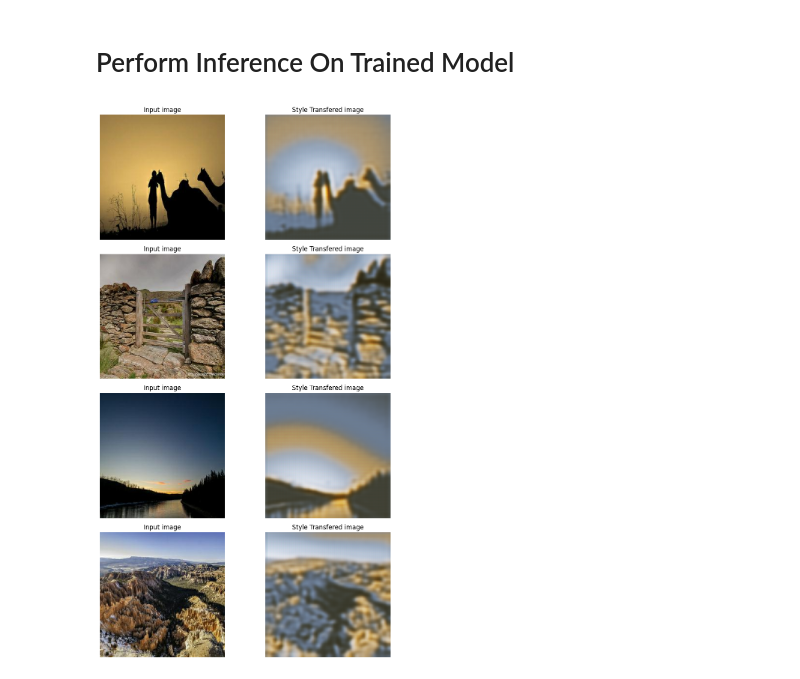
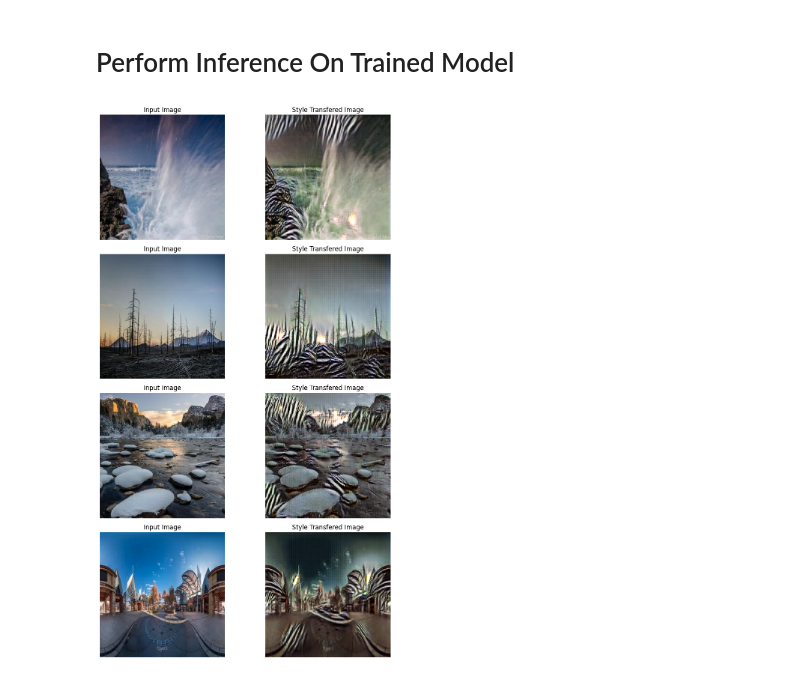
Before and after one commit to vee-upatising/Neural-Image-Translation, a Jupyter notebook: Cycle GAN Inference.ipynb, the cells around one changed output. Cells and saved outputs as stored; diff of their text form; code cells hidden in the pictures.

Commit message:
Updated Callback Image Saving

```diff
--- a/Cycle GAN Inference.ipynb
+++ b/Cycle GAN Inference.ipynb
@@ -39,7 +39,7 @@ input_path = r'D:\New Downloads\photo_jpg'
 output_path = r'D:\New Downloads\monet_jpg'
 
 # File path pointing to H5 model saved during training process
-model_path = r"C:\Users\Vee\Desktop\python\GAN\CYCLEGAN\Results\model_0.h5"
+model_path = r"C:\Users\Vee\Desktop\python\GAN\CYCLEGAN\Results\model_14.h5"
 
 # File path indicating where to save generated results
 results_save_path = r"C:\Users\Vee\Desktop\python\GAN\CYCLEGAN\Results"
@@ -118,7 +118,7 @@ def load_data():
 # Load the dataset
 src_X, src_Y = load_data()
 # %%
-train_src = tf.data.Dataset.from_tensor_slices((src_X, src_Y))
+train_src = tf.data.Dataset.from_tensor_slices((src_X[0:(len(src_X) - 1)], src_Y[0:(len(src_Y) - 1)]))
 # %%
 # Apply the preprocessing operations to the training data
 train_src = (train_src.map(preprocess_train_image, num_parallel_calls=autotune).cache().shuffle(256).batch(batch_size))
@@ -538,24 +538,26 @@ cycle_gan_load.load_weights(model_path)
 # %% [markdown]
 # Perform Inference On Trained Model
 # %%
-_, ax = plt.subplots(4, 2, figsize=(10, 15))
-# Perform inference on 4 random points from the test dataset
+fig, ax = plt.subplots(4, 2, figsize=(10, 15))
+# Perform inference on 4 random points from the train dataset
 for i, img in enumerate(train_src.take(4)):
     prediction = cycle_gan_load.gen_G(img, training=False)[0].numpy()
     prediction = (prediction * 127.5 + 127.5).astype(np.uint8)
     img = (img[0] * 127.5 + 127.5).numpy().astype(np.uint8)
 
     ax[i, 0].imshow(img)
     ax[i, 1].imshow(prediction)
-    ax[i, 0].set_title("Input image")
-    ax[i, 0].set_title("Input image")
-    ax[i, 1].set_title("Style Transfered image")
+    ax[i, 0].set_title("Input Image")
+    ax[i, 0].set_title("Input Image")
+    ax[i, 1].set_title("Style Transfered Image")
     ax[i, 0].axis("off")
     ax[i, 1].axis("off")
 
     prediction = keras.preprocessing.image.array_to_img(prediction)
-    prediction.save(results_save_path + "/predicted_img_{i}.png".format(i=i))
+
 plt.tight_layout()
 plt.show()
+# Save figure to .png image in specified folder
+fig.savefig(results_save_path + "\\generated_sample.png")
 # %% [output]
-[figure, old version]
+[figure, new version]
```
